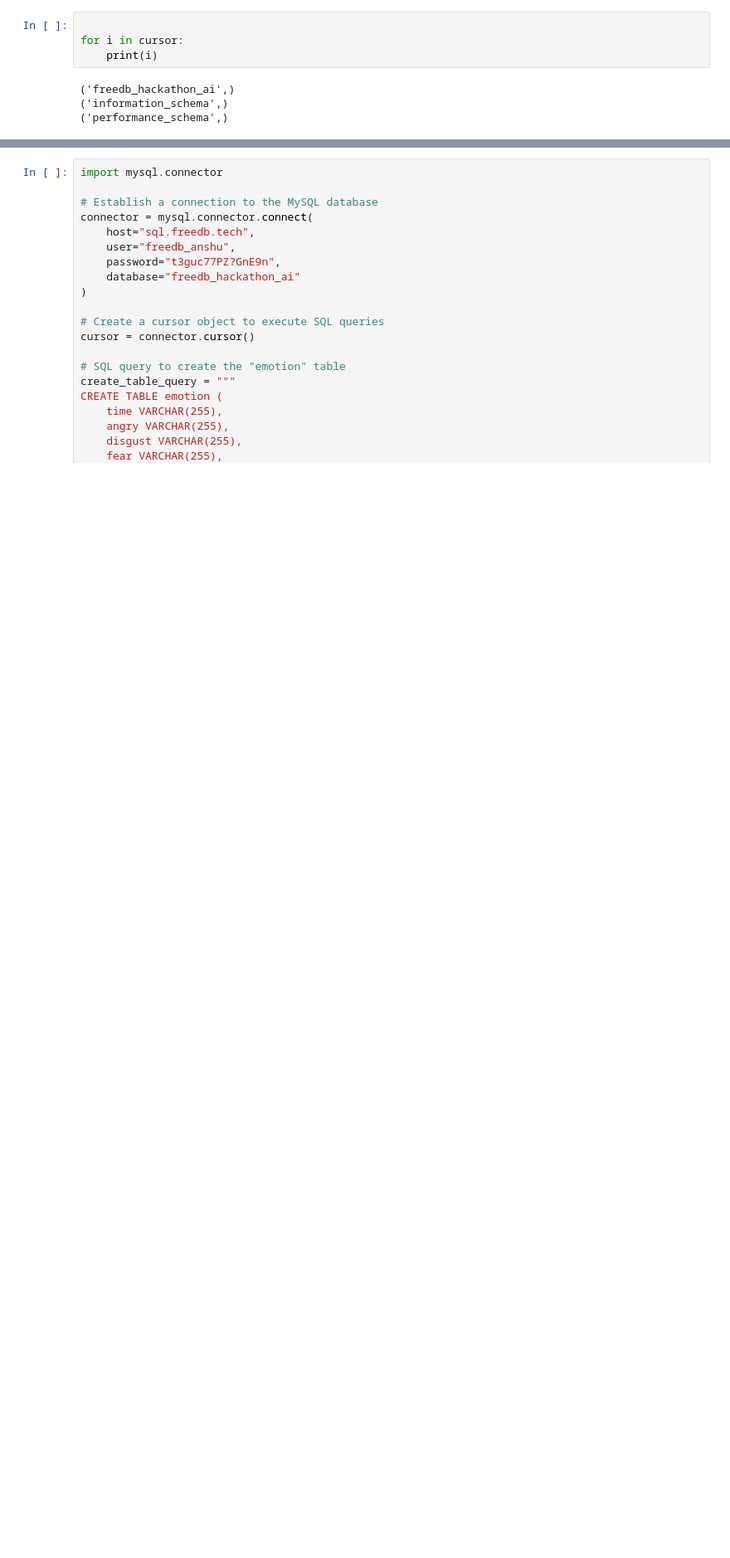
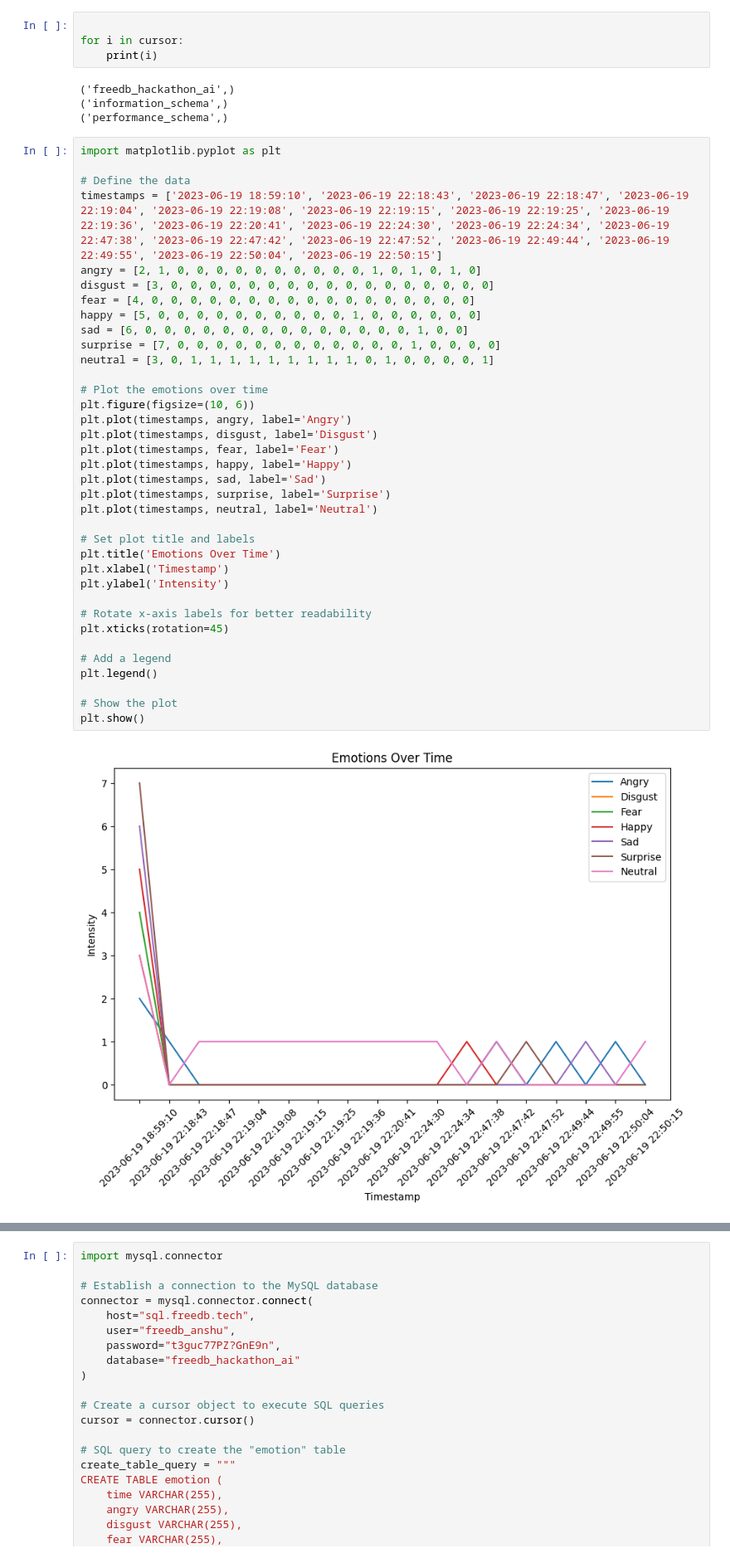
Before and after one commit to innovsm/webrtc_alternative, a Jupyter notebook: experiment_2.ipynb, the cells around one changed output, grey strips where cells are left out. Shown: that part at 83% size. Saved outputs shown, nothing was run; the diff lists cells and outputs as text; blank space fills up the shorter version.

```diff
--- a/experiment_2.ipynb
+++ b/experiment_2.ipynb
@@ -89,3 +106,41 @@ for i in cursor:
 ('freedb_hackathon_ai',)
 ('information_schema',)
 ('performance_schema',)
+# %%
+import matplotlib.pyplot as plt
+
+# Define the data
+timestamps = ['2023-06-19 18:59:10', '2023-06-19 22:18:43', '2023-06-19 22:18:47', '2023-06-19 22:19:04', '2023-06-19 22:19:08', '2023-06-19 22:19:15', '2023-06-19 22:19:25', '2023-06-19 22:19:36', '2023-06-19 22:20:41', '2023-06-19 22:24:30', '2023-06-19 22:24:34', '2023-06-19 22:47:38', '2023-06-19 22:47:42', '2023-06-19 22:47:52', '2023-06-19 22:49:44', '2023-06-19 22:49:55', '2023-06-19 22:50:04', '2023-06-19 22:50:15']
+angry = [2, 1, 0, 0, 0, 0, 0, 0, 0, 0, 0, 0, 1, 0, 1, 0, 1, 0]
+disgust = [3, 0, 0, 0, 0, 0, 0, 0, 0, 0, 0, 0, 0, 0, 0, 0, 0, 0]
+fear = [4, 0, 0, 0, 0, 0, 0, 0, 0, 0, 0, 0, 0, 0, 0, 0, 0, 0]
+happy = [5, 0, 0, 0, 0, 0, 0, 0, 0, 0, 0, 1, 0, 0, 0, 0, 0, 0]
+sad = [6, 0, 0, 0, 0, 0, 0, 0, 0, 0, 0, 0, 0, 0, 0, 1, 0, 0]
+surprise = [7, 0, 0, 0, 0, 0, 0, 0, 0, 0, 0, 0, 0, 1, 0, 0, 0, 0]
+neutral = [3, 0, 1, 1, 1, 1, 1, 1, 1, 1, 1, 0, 1, 0, 0, 0, 0, 1]
+
+# Plot the emotions over time
+plt.figure(figsize=(10, 6))
+plt.plot(timestamps, angry, label='Angry')
+plt.plot(timestamps, disgust, label='Disgust')
+plt.plot(timestamps, fear, label='Fear')
+plt.plot(timestamps, happy, label='Happy')
+plt.plot(timestamps, sad, label='Sad')
+plt.plot(timestamps, surprise, label='Surprise')
+plt.plot(timestamps, neutral, label='Neutral')
+
+# Set plot title and labels
+plt.title('Emotions Over Time')
+plt.xlabel('Timestamp')
+plt.ylabel('Intensity')
+
+# Rotate x-axis labels for better readability
+plt.xticks(rotation=45)
+
+# Add a legend
+plt.legend()
+
+# Show the plot
+plt.show()
+# %% [output]
+[figure, added]
```
Also changed, not shown: parts of 8 cells of this notebook, 7 other files.
